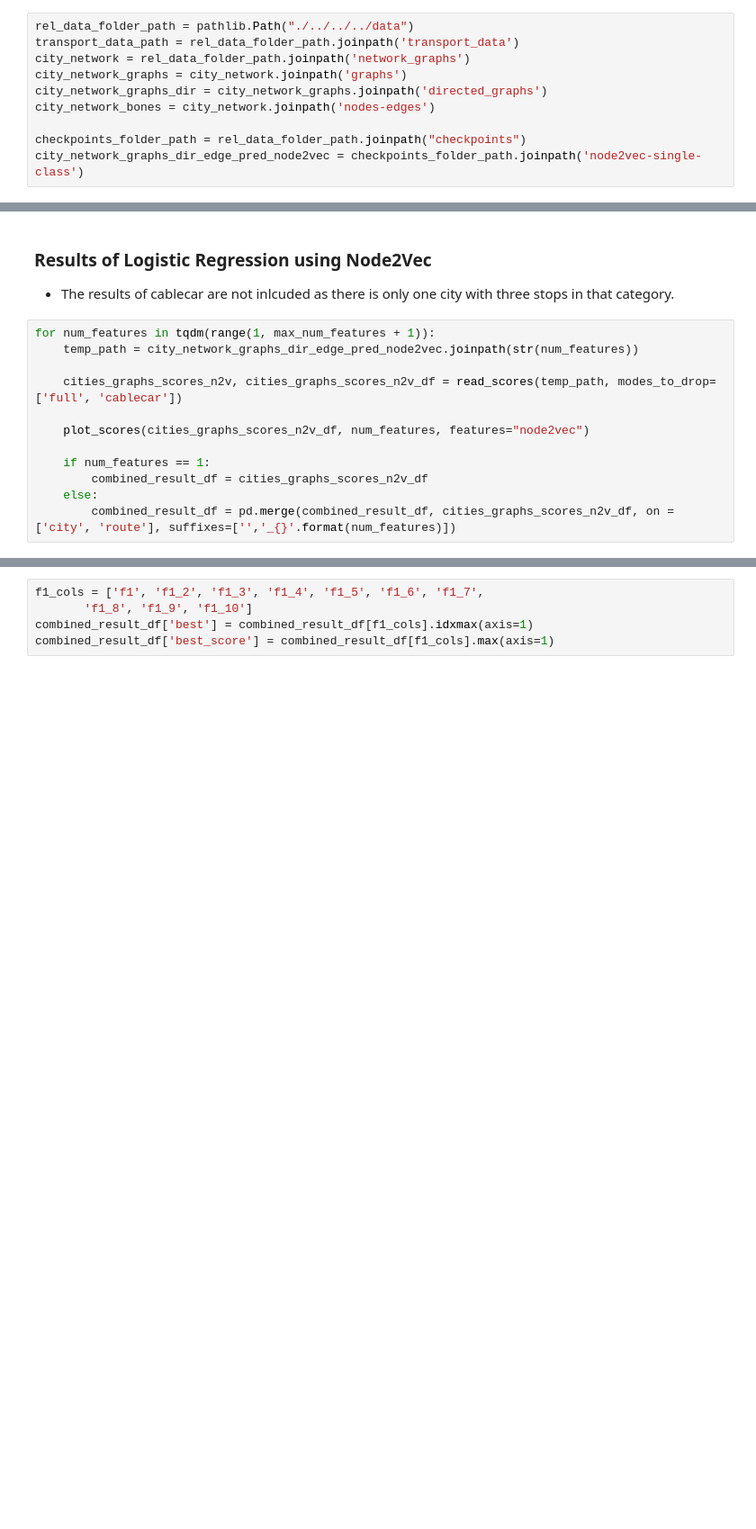
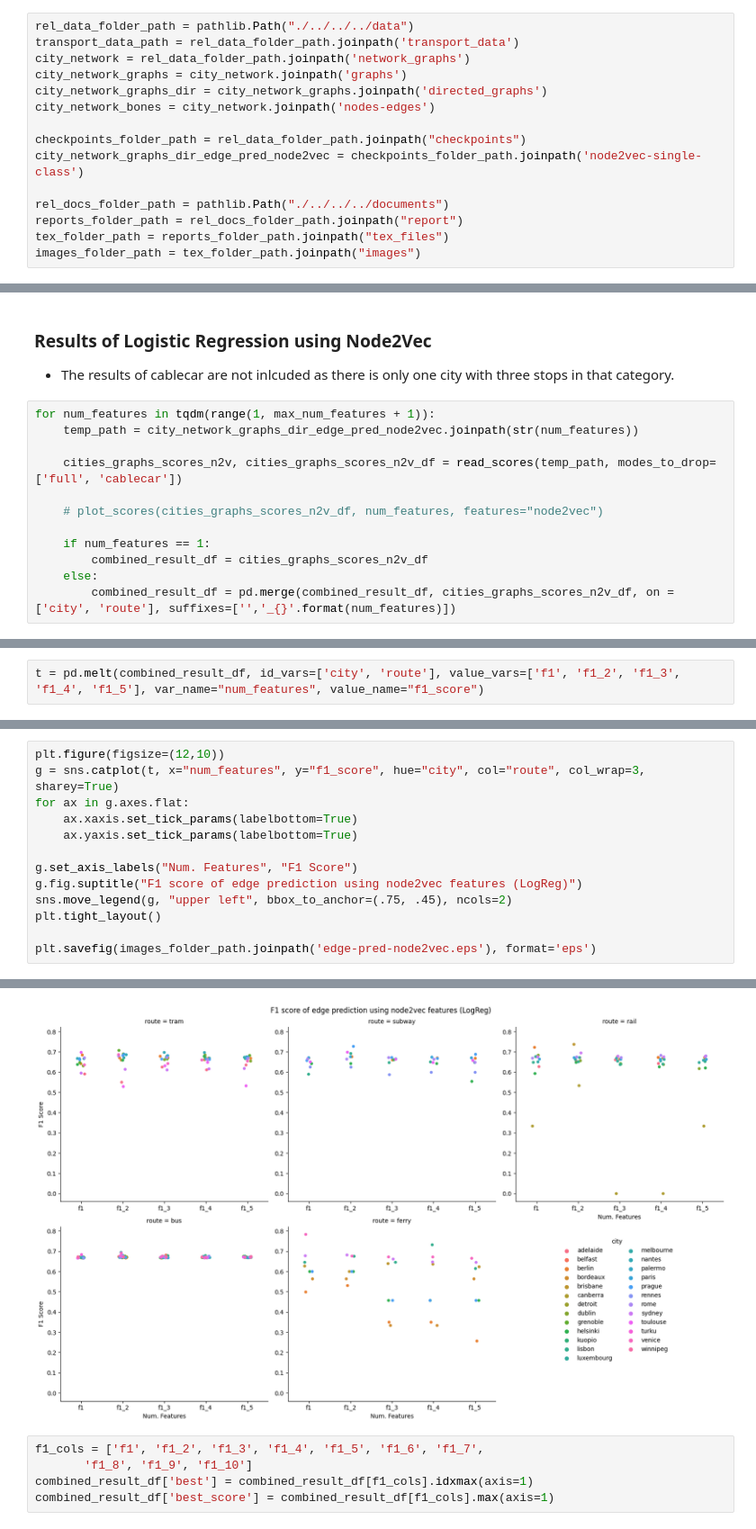
Before and after one commit to ravinitheshreddy/urban-transit-networks-analysis, a Jupyter notebook: notebooks/Exploitation/edge-prediction/exploitation-node2vec.ipynb, the cells around one changed output, grey strips where cells are left out. Shown: that part at 90% size. Drawn from its saved outputs; the diff is of its cells as text; blank space fills up the shorter version.

```diff
--- a/notebooks/Exploitation/edge-prediction/exploitation-node2vec.ipynb
+++ b/notebooks/Exploitation/edge-prediction/exploitation-node2vec.ipynb
@@ -46,6 +46,11 @@ city_network_bones = city_network.joinpath('nodes-edges')
 
 checkpoints_folder_path = rel_data_folder_path.joinpath("checkpoints")
 city_network_graphs_dir_edge_pred_node2vec = checkpoints_folder_path.joinpath('node2vec-single-class')
+
+rel_docs_folder_path = pathlib.Path("./../../../documents")
+reports_folder_path = rel_docs_folder_path.joinpath("report")
+tex_folder_path = reports_folder_path.joinpath("tex_files")
+images_folder_path = tex_folder_path.joinpath("images")
 # %% [markdown]
 **Utility Functions**
 # %%
@@ -319,7 +325,7 @@ for num_features in tqdm(range(1, max_num_features + 1)):
 
     cities_graphs_scores_n2v, cities_graphs_scores_n2v_df = read_scores(temp_path, modes_to_drop=['full', 'cablecar'])
 
-    plot_scores(cities_graphs_scores_n2v_df, num_features, features="node2vec")
+    # plot_scores(cities_graphs_scores_n2v_df, num_features, features="node2vec")
 
     if num_features == 1:
         combined_result_df = cities_graphs_scores_n2v_df
@@ -338,0 +334,2 @@ for num_features in tqdm(range(1, max_num_features + 1)):
+# %%
+t = pd.melt(combined_result_df, id_vars=['city', 'route'], value_vars=['f1', 'f1_2', 'f1_3', 'f1_4', 'f1_5'], var_name="num_features", value_name="f1_score")
@@ -338,0 +350,14 @@ for num_features in tqdm(range(1, max_num_features + 1)):
+# %%
+plt.figure(figsize=(12,10))
+g = sns.catplot(t, x="num_features", y="f1_score", hue="city", col="route", col_wrap=3, sharey=True)
+for ax in g.axes.flat:
+    ax.xaxis.set_tick_params(labelbottom=True)
+    ax.yaxis.set_tick_params(labelbottom=True)
+
+g.set_axis_labels("Num. Features", "F1 Score")
+g.fig.suptitle("F1 score of edge prediction using node2vec features (LogReg)")
+sns.move_legend(g, "upper left", bbox_to_anchor=(.75, .45), ncols=2)
+plt.tight_layout()
+
+plt.savefig(images_folder_path.joinpath('edge-pred-node2vec.eps'), format='eps')
+# %% [output]
@@ -339,3 +365,4 @@ for num_features in tqdm(range(1, max_num_features + 1)):
+[figure, added]
 # %%
 f1_cols = ['f1', 'f1_2', 'f1_3', 'f1_4', 'f1_5', 'f1_6', 'f1_7',
        'f1_8', 'f1_9', 'f1_10']
```
Also changed, not shown: parts of 4 cells of this notebook, 26 other files.
